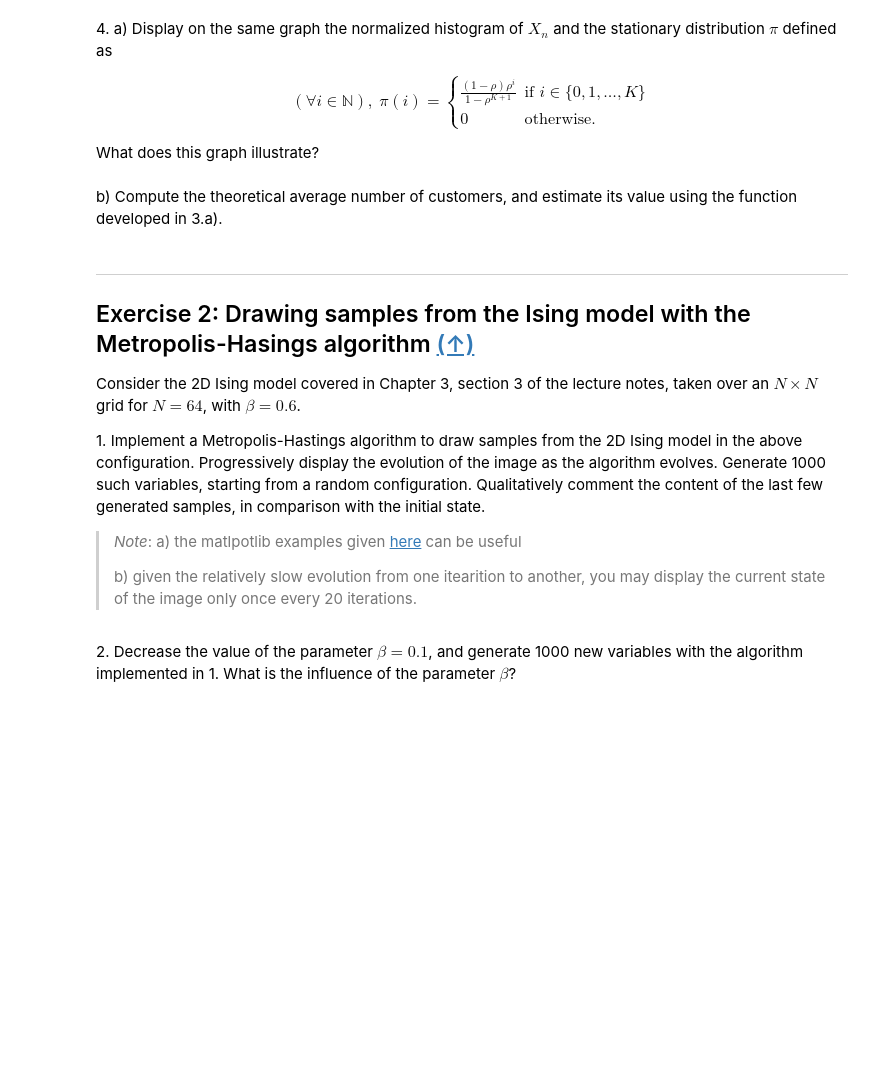
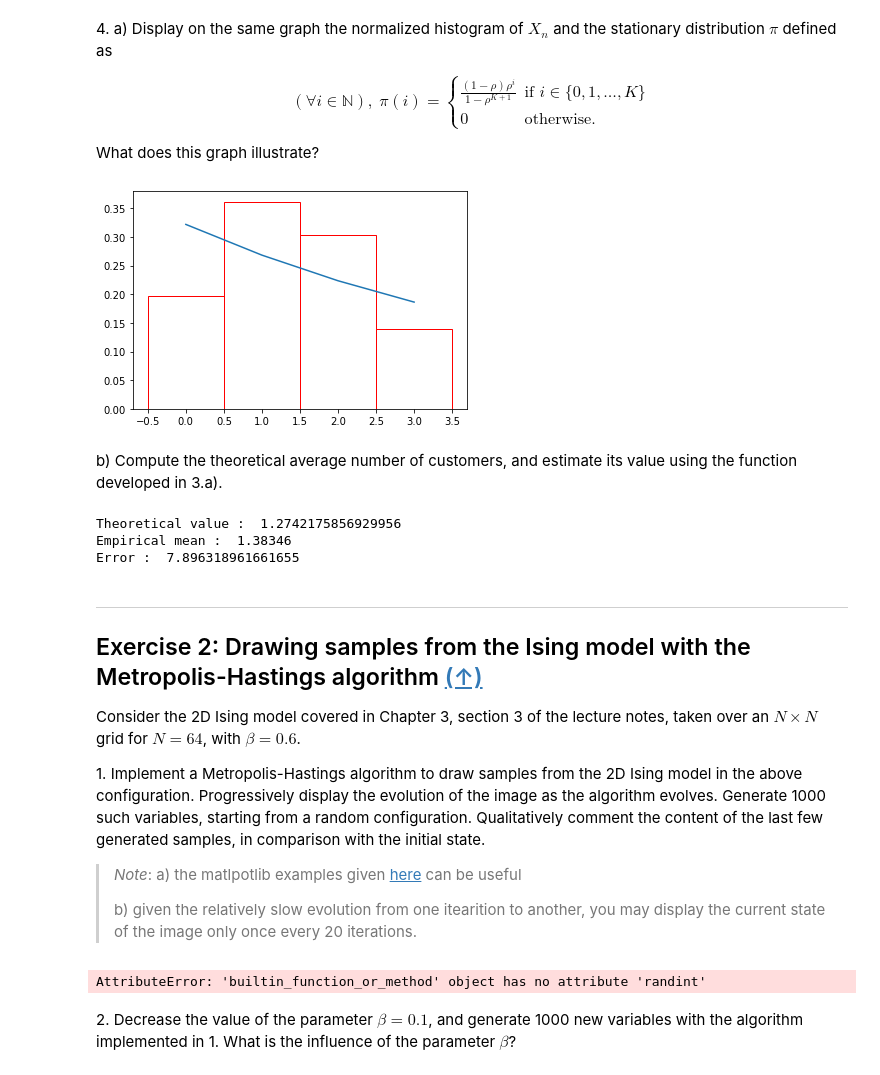
Before and after one commit to VirgileValiau/sdia-markov, a Jupyter notebook: lab2_DESCARPENTRIES_VALIAU/lab2_DESCARPENTRIES_VALIAU.ipynb, the cells around one changed output. Saved outputs shown, nothing was run; the diff lists cells and outputs as text; code cells hidden in the pictures; blank space fills up the shorter version.

```diff
--- a/lab2_DESCARPENTRIES_VALIAU/lab2_DESCARPENTRIES_VALIAU.ipynb
+++ b/lab2_DESCARPENTRIES_VALIAU/lab2_DESCARPENTRIES_VALIAU.ipynb
@@ -118,11 +267,34 @@ $$
 $$
 
 What does this graph illustrate?
+# %%
+I = range(K+1)
+rho = lambd/mu
+Pi = np.zeros(K+1)
+for i in I:
+    Pi[i] = (1-rho)*(rho**i) / (1-rho**(K+1))
+plt.hist(X,bins=range(K+2),density=True,color='w',edgecolor='red',align='left')
+plt.plot(I,Pi)
+plt.show()
+# %% [output]
+[figure, added]
 # %% [markdown]
 b) Compute the theoretical average number of customers, and estimate its value using the function developed in 3.a). <!--(see TD3, exercise 3)-->
+# %%
+avg = 0
+for i in range(len(Pi)):
+    avg += i*Pi[i]
+
+print('Theoretical value : ',avg)
+print('Empirical mean : ',np.mean(X))
+print('Error : ',np.abs( avg - np.mean(X) )/(np.mean(X))*100)
+# %% [output]
+Theoretical value :  1.2742175856929956
+Empirical mean :  1.38346
+Error :  7.896318961661655
 # %% [markdown]
 ---
-## <a name="ex2">Exercise 2: Drawing samples from the Ising model with the Metropolis-Hasings algorithm</a> [(&#8593;)](#content)
+## <a name="ex2">Exercise 2: Drawing samples from the Ising model with the Metropolis-Hastings algorithm</a> [(&#8593;)](#content)
 
 Consider the 2D Ising model covered in Chapter 3, section 3 of the lecture notes, taken over an $N \times N$ grid for $N = 64$, with $\beta = 0.6$. <!-- Chapter 3, p.36 -->
 
@@ -131,6 +303,47 @@ Consider the 2D Ising model covered in Chapter 3, section 3 of the lecture notes
 > *Note*: a) the matlpotlib examples given [here](http://louistiao.me/posts/notebooks/embedding-matplotlib-animations-in-jupyter-as-interactive-javascript-widgets/) can be useful
 >
 > b) given the relatively slow evolution from one itearition to another, you may display the current state of the image only once every 20 iterations.
+# %%
+from matplotlib import animation, rc
+from IPython.display import HTML
+
+def H(B,i,j):
+    b = B[i][j]
+    h = 0
+    if i != 0:
+        h -= b*B[i-1][j]
+    if i != N-1:
+        h -= b*B[i+1][j]
+    if j != 0:
+        h -= b*B[i][j-1]
+    if j != N-1:
+        h -= b*B[i][j+1]
+    return h
+
+
+
+gen=np.random.default_rng(150)
+
+N=5
+Beta = 0.6
+B=np.ones((N,N))
+for i in range(N):
+    for j in range(N):
+        if gen.random() > 0.5:
+            B[i][j] = -1.
+
+niter = 50
+for t in range(niter):
+    x = gen.randint(N-1)
+    y = gen.randint(N-1)
+    Bp = B.copy()
+    Bp[x][y] = -B[x][y]
+    alpha = np.exp(-Beta*(H(B,i,j) - H(Bp,i,j)))
+    if gen.random() < alpha:
+        B=Bp
+    print(B)
+# %% [output]
+AttributeError: 'builtin_function_or_method' object has no attribute 'randint'
 # %% [markdown]
 2\. Decrease the value of the parameter $\beta = 0.1$, and generate 1000 new variables with the algorithm implemented in 1. What is the influence of the parameter $\beta$?
 # %% [markdown]
```
Also changed, not shown: parts of 7 cells of this notebook.
